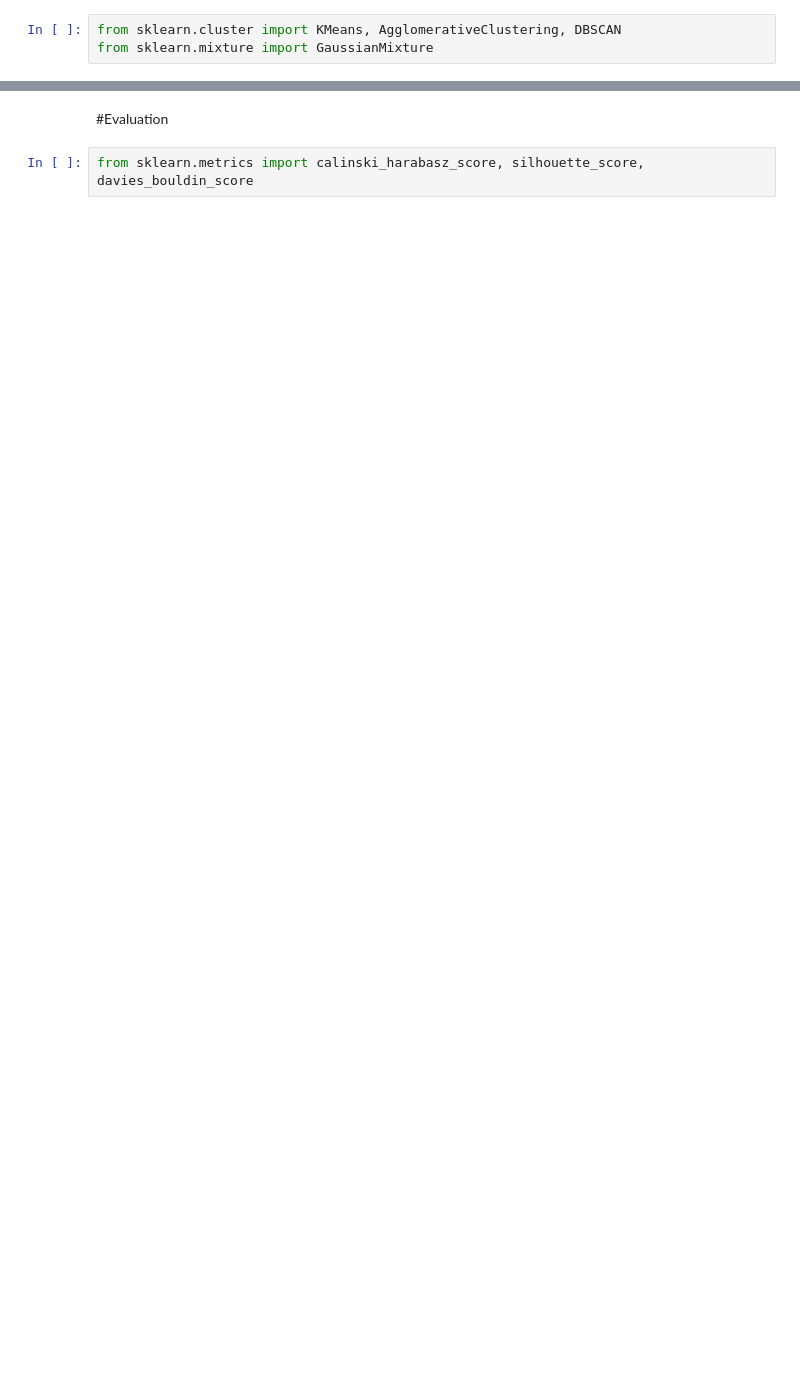
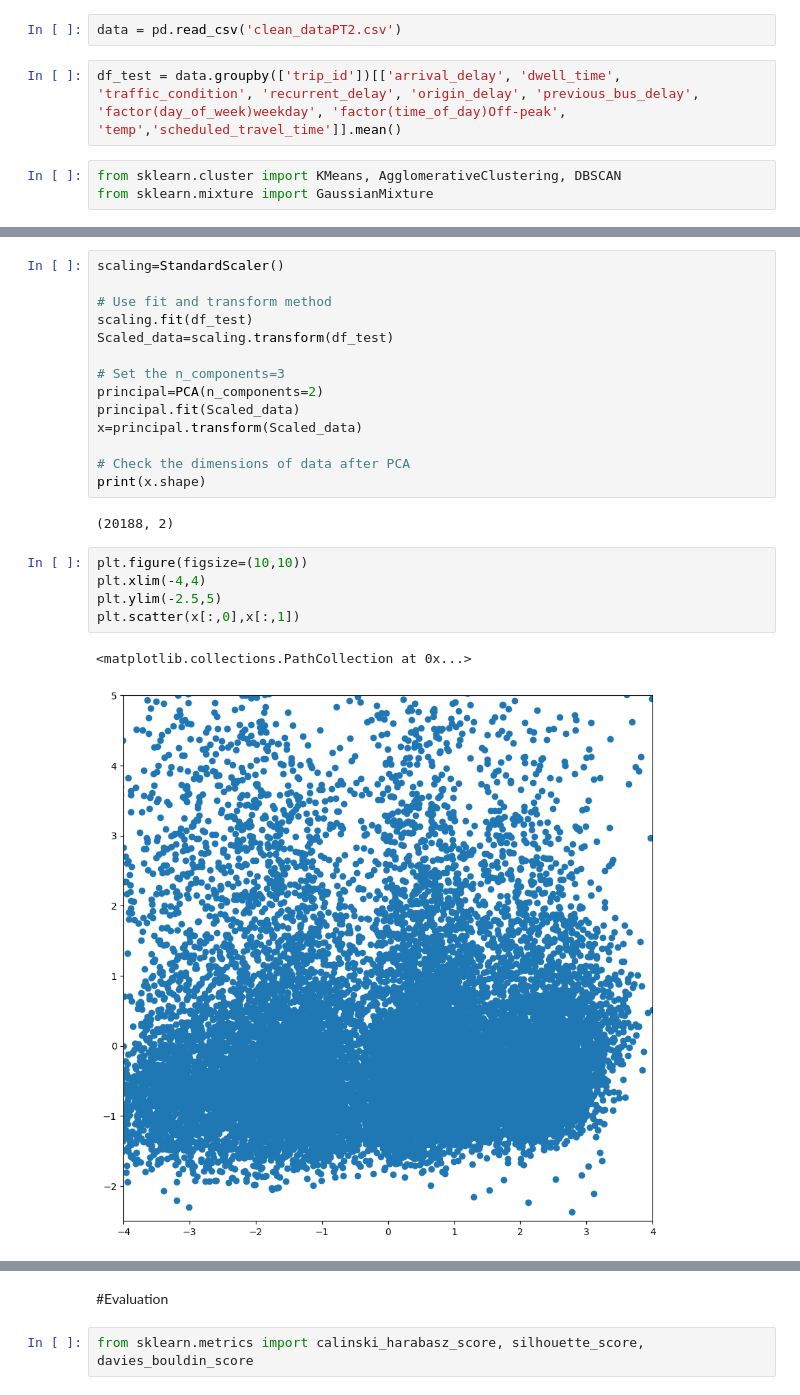
Before and after one commit to Fmazin/AI_Project, a Jupyter notebook: code/main_project_flow.ipynb, the cells around one changed output, grey strips where cells are left out. Cells and saved outputs as stored; diff of their text form; blank space fills up the shorter version.

```diff
--- a/code/main_project_flow.ipynb
+++ b/code/main_project_flow.ipynb
@@ -175,5 +222,9 @@ df_new = df[(df['Calendar_date'] != '2022-06-30') | (df['bus_id']!=41361)]
 # %% [markdown]
 #Clustering
+# %%
+data = pd.read_csv('clean_dataPT2.csv')
+# %%
+df_test = data.groupby(['trip_id'])[['arrival_delay', 'dwell_time', 'traffic_condition', 'recurrent_delay', 'origin_delay', 'previous_bus_delay', 'factor(day_of_week)weekday', 'factor(time_of_day)Off-peak', 'temp','scheduled_travel_time']].mean()
 # %%
 from sklearn.cluster import KMeans, AgglomerativeClustering, DBSCAN
 from sklearn.mixture import GaussianMixture
@@ -181,0 +235,24 @@ n_clusters = 2
+# %%
+scaling=StandardScaler()
+
+# Use fit and transform method
+scaling.fit(df_test)
+Scaled_data=scaling.transform(df_test)
+
+# Set the n_components=3
+principal=PCA(n_components=2)
+principal.fit(Scaled_data)
+x=principal.transform(Scaled_data)
+
+# Check the dimensions of data after PCA
+print(x.shape)
+# %% [output]
+(20188, 2)
+# %%
+plt.figure(figsize=(10,10))
+plt.xlim(-4,4)
+plt.ylim(-2.5,5)
+plt.scatter(x[:,0],x[:,1])
+# %% [output]
+<matplotlib.collections.PathCollection at 0x...>
+[figure, added]
```
Also changed, not shown: parts of 13 cells of this notebook.
